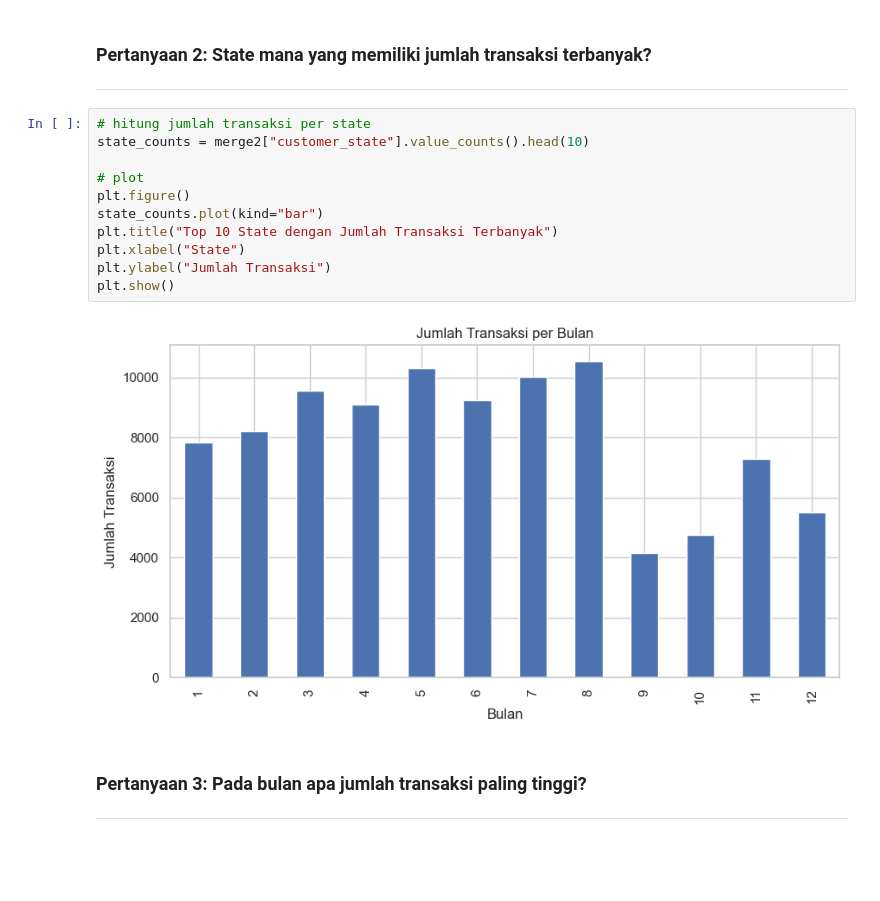
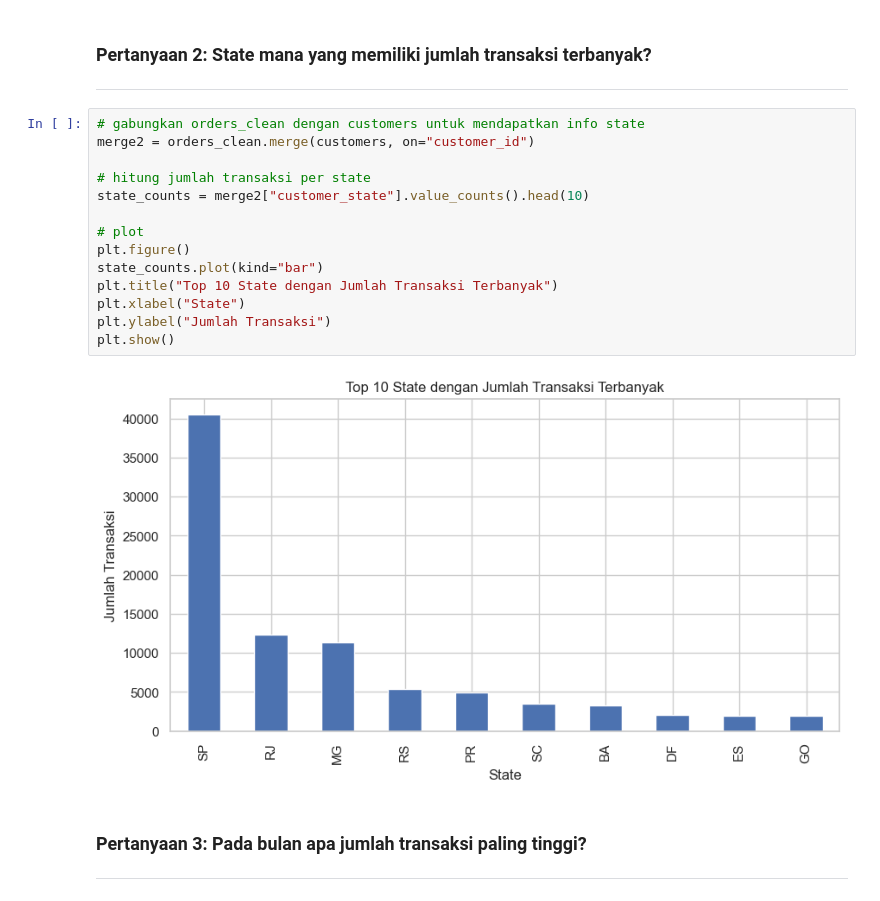
Before and after one commit to FanyaDs/streamlit-ecommerce-dashboard, a Jupyter notebook: notebook.ipynb, the cells around one changed output. Saved outputs shown, nothing was run; the diff lists cells and outputs as text; blank space fills up the shorter version.

```diff
--- a/notebook.ipynb
+++ b/notebook.ipynb
@@ -243,18 +243,21 @@ plt.show()
 
 ---
 # %%
+# gabungkan orders_clean dengan customers untuk mendapatkan info state
+merge2 = orders_clean.merge(customers, on="customer_id")
+
 # hitung jumlah transaksi per state
 state_counts = merge2["customer_state"].value_counts().head(10)
 
 # plot
 plt.figure()
 state_counts.plot(kind="bar")
 plt.title("Top 10 State dengan Jumlah Transaksi Terbanyak")
 plt.xlabel("State")
 plt.ylabel("Jumlah Transaksi")
 plt.show()
 # %% [output]
-[figure, old version]
+[figure, new version]
 # %% [markdown]
 ### Pertanyaan 3: Pada bulan apa jumlah transaksi paling tinggi?
 
```
Also changed, not shown: parts of 6 cells of this notebook, 1 other file.
